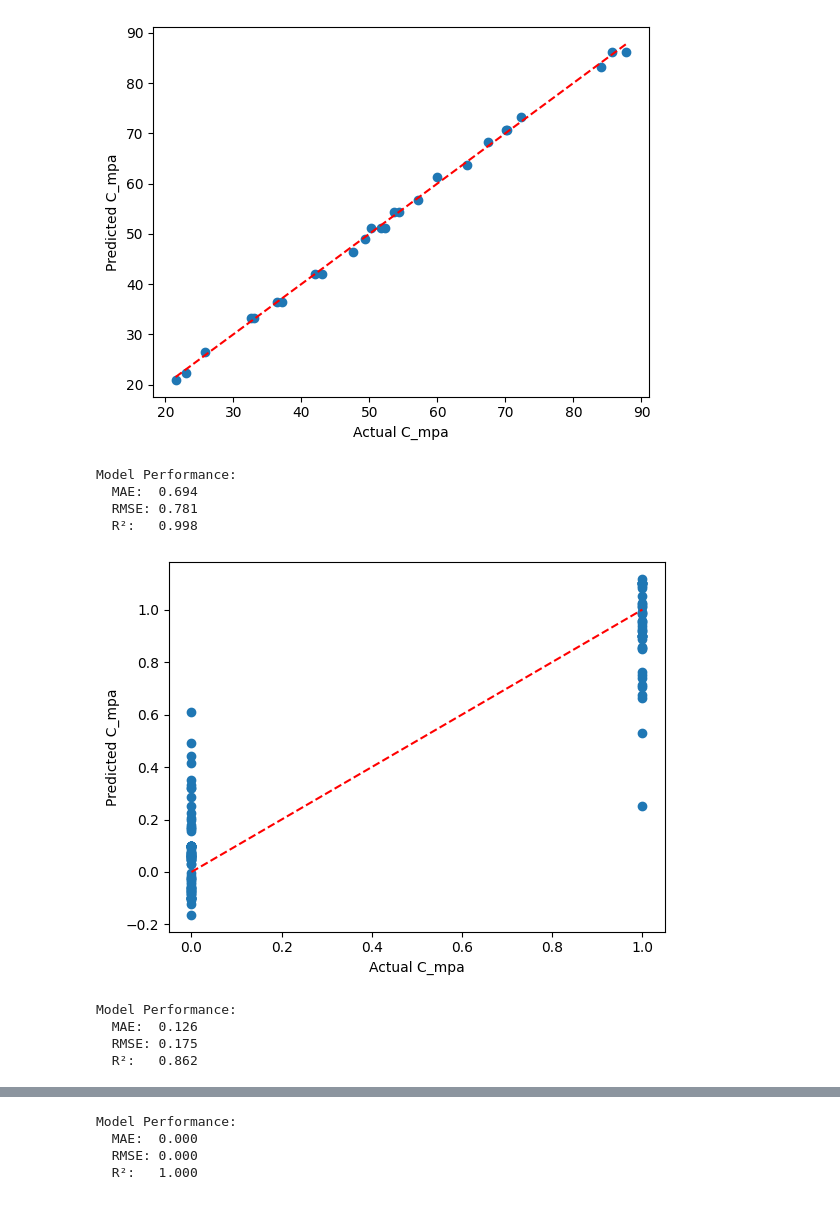
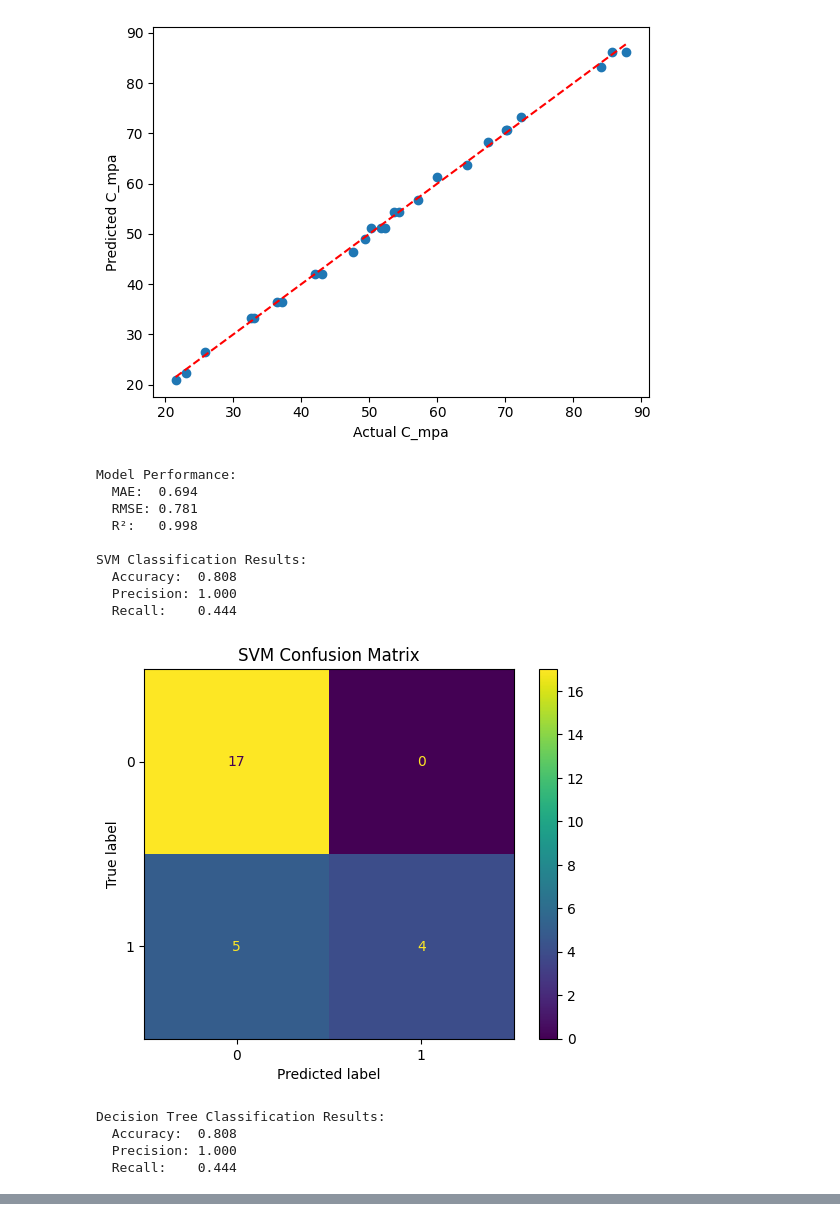
Before and after one commit to bluebynick/CEE-9730-Data-Science-for-Geotechnical-Engineers, a Jupyter notebook: Assignment_2.ipynb, the cells around one changed output, grey strips where cells are left out. Drawn from its saved outputs; the diff is of its cells as text; code cells hidden in the pictures.

```diff
--- a/Assignment_2.ipynb
+++ b/Assignment_2.ipynb
@@ -65,7 +65,7 @@ print(df.groupby('cluster')['C_mpa'].mean().sort_values())
 #qu3
 from sklearn import svm
 from sklearn import tree
-from sklearn.metrics import mean_absolute_error, mean_squared_error, r2_score, ConfusionMatrixDisplay
+from sklearn.metrics import mean_absolute_error, mean_squared_error, r2_score, ConfusionMatrixDisplay, accuracy_score, precision_score, recall_score
 
 #train test split... 80% train w/ the rest = test (from tut 4)
 np.random.seed(seed=1234)
@@ -133,22 +133,27 @@ Y_test = Y[test_idx]
 #the svm model again
 clf = svm.SVR(kernel='rbf', gamma='scale', C=10)
 clf.fit(X_train, Y_train)
-Y_qu4SVM= clf.predict(X_test)
+Y_qu4SVM = clf.predict(X_test)
 
-print("SVM Classification Results:")
+Y_test = np.array(Y_test).astype(int).ravel()
+Y_qu4SVM = np.array(Y_qu4SVM).astype(int).ravel()
+
+print("\nSVM Classification Results:")
 print(f"  Accuracy:  {accuracy_score(Y_test, Y_qu4SVM):.3f}")
-print(f"  Precision: {precision_score(Y_test,  Y_qu4SVM):.3f}")
-print(f"  Recall:    {recall_score(Y_test,  Y_qu4SVM):.3f}")
+print(f"  Precision: {precision_score(Y_test, Y_qu4SVM):.3f}")
+print(f"  Recall:    {recall_score(Y_test, Y_qu4SVM):.3f}")
 
-ConfusionMatrixDisplay.from_predictions(Y_test,  Y_new)
+ConfusionMatrixDisplay.from_predictions(Y_test, Y_qu4SVM)
 plt.title("SVM Confusion Matrix")
 plt.show()
 
 #the tree model again
 dt = tree.DecisionTreeRegressor(max_depth=5, random_state=42)
 dt.fit(X_train, Y_train)
+Y_qu4dt = clf.predict(X_test)
 
-Y_qu4dt = dt.predict(X_test)
+Y_test = np.array(Y_test).astype(int).ravel()
+Y_qu4dt = np.array(Y_qu4dt).astype(int).ravel()
 
 print("\nDecision Tree Classification Results:")
 print(f"  Accuracy:  {accuracy_score(Y_test, Y_qu4dt):.3f}")
@@ -174,35 +179,40 @@ Requirement already satisfied: tzdata>=2022.7 in /usr/local/lib/python3.12/dist-
 ... (37 lines left out)
 124   36.2
 125   52.3
 
 [126 rows x 31 columns]
 [figure]
 [figure]
 [figure]
 cluster
 1    18.100000
 5    18.433333
 7    29.106250
 3    35.990000
 4    46.457143
 9    48.757143
 6    50.025000
 8    59.780000
 2    60.660000
 0    83.410526
 Name: C_mpa, dtype: float64
 [figure]
 Model Performance:
   MAE:  2.144
   RMSE: 3.457
   R²:   0.965
 [figure]
 Model Performance:
   MAE:  0.694
   RMSE: 0.781
   R²:   0.998
+
+SVM Classification Results:
+  Accuracy:  0.808
+  Precision: 1.000
+  Recall:    0.444
-[figure, old version]
+[figure, new version]
-Model Performance:
-  MAE:  0.126
-  RMSE: 0.175
-  R²:   0.862
+Decision Tree Classification Results:
+  Accuracy:  0.808
+  Precision: 1.000
+  Recall:    0.444
@@ -210,4 +219,0 @@ Model Performance:
-Model Performance:
-  MAE:  0.000
-  RMSE: 0.000
-  R²:   1.000
```
Also changed, not shown: parts of 1 cell of this notebook.
